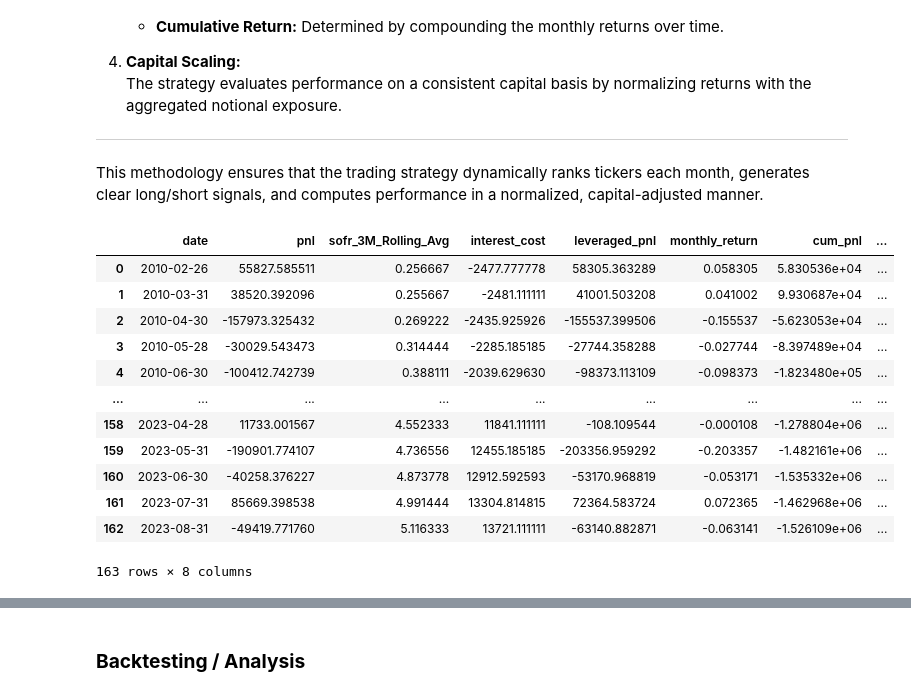
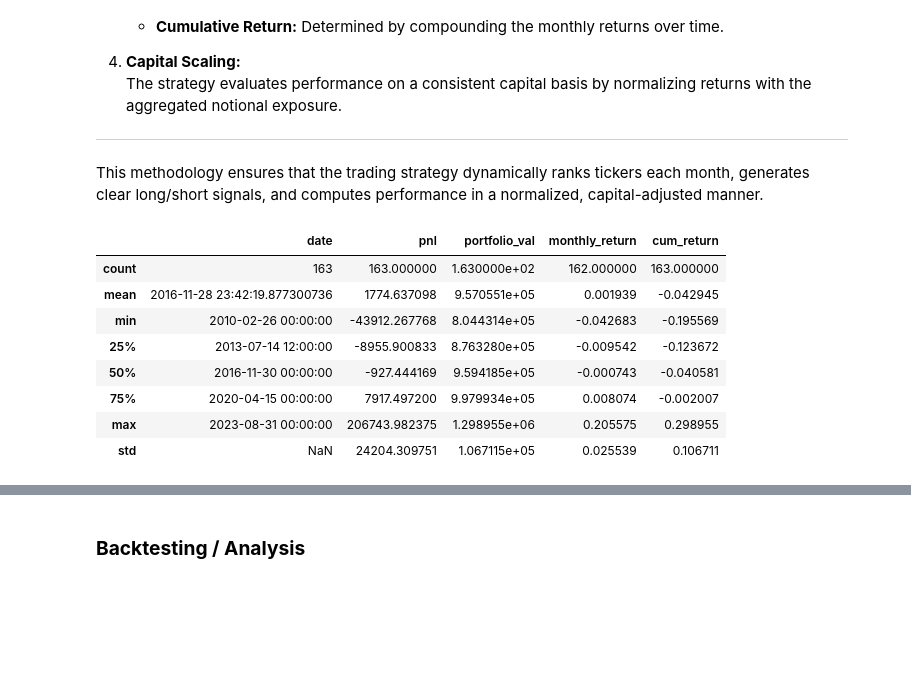
Before and after one commit to roshnx/buy-rough-sell-smooth, a Jupyter notebook: trading_strategy.ipynb, the cells around one changed output, grey strips where cells are left out. Drawn from its saved outputs; the diff is of its cells as text; code cells hidden in the pictures; blank space fills up the shorter version.

Commit message:
Trading Strat

```diff
--- a/trading_strategy.ipynb
+++ b/trading_strategy.ipynb
@@ -41,7 +39,7 @@ from scipy.stats import skew, kurtosis
 # %% [markdown]
 ### **H Value Data**
 # %%
-realised_h_df = pd.read_csv(r'/Users/pr/Downloads/UChicago MSFM/Winter Quarter/QTS/Project/buy-rough-sell-smooth/Realized_H/Realized_H_Data.csv')
+realised_h_df = pd.read_csv(r'.//Realized_H/Realized_H_Data.csv')
 realised_h_df.rename(columns={'Realized_H':'H_value'}, inplace=True)
 realised_h_df
 # %% [output]
@@ -295,8 +293,7 @@ def trading_strategy(
     return positions, positions_agg
 # %%
 def trading_strategy_allocation(
-    h_df,
-    sofr_data,                   # DataFrame with index = date and columns ["sofr", "sofr_3M_Rolling_Avg"]
+    h_df,                  # DataFrame with index = date and columns ["sofr", "sofr_3M_Rolling_Avg"]
     long=5,
     short=1,
     transaction_cost=0.00001,    # Fraction of allocated capital as transaction cost per trade
@@ -337,7 +334,7 @@ def trading_strategy_allocation(
 
     # Compute previous month's price and ticker-level monthly return.
     df["price_prev"] = df.groupby("ticker")["price"].shift(1)
-    df["ticker_return"] = (df["price"] - df["price_prev"]) / df["price_prev"]
+    df["ticker_return"] = (df["price"] - df["price_prev"])/df["price_prev"]
 
     # Drop rows without a previous price.
     df = df.dropna(subset=["price_prev", "ticker_return"])
@@ -346,6 +343,7 @@ def trading_strategy_allocation(
     # We'll compute the portfolio PnL for each month.
     monthly_results = []
     # Group data by month (each unique "date")
+    prev_equity = initial_equity
     for date, group in df.groupby("date"):
         # Identify long and short positions.
         long_df = group[group["h_signal"] == 1].copy()
@@ -354,7 +352,7 @@ def trading_strategy_allocation(
         n_short = len(short_df)
 
         # Total exposure = equity * leverage.
-        total_exposure = initial_equity * leverage
+        total_exposure = prev_equity
 
         # For a market neutral portfolio, allocate half to longs, half to shorts.
         long_exposure = total_exposure / 2 if n_long > 0 else 0
@@ -379,7 +377,9 @@ def trading_strategy_allocation(
 
         # Total monthly pnl is the sum from long and short positions.
         total_pnl = long_df["pnl"].sum() + short_df["pnl"].sum()
-        monthly_results.append({"date": date, "pnl": total_pnl})
+        portfolio_val = total_pnl + prev_equity
+        prev_equity = portfolio_val
+        monthly_results.append({"date": date, "pnl": total_pnl, "portfolio_val": portfolio_val})
 
     positions_agg = pd.DataFrame(monthly_results)
     positions_agg.sort_values("date", inplace=True)
@@ -390,49 +390,43 @@ def trading_strategy_allocation(
 
     # Merge in SOFR data to obtain the monthly interest rate.
     # Use merge_asof to align each monthly date with the most recent available SOFR value.
-    sofr_df = sofr_data.reset_index()  # Here, sofr_data has date as index.
-    sofr_df["date"] = pd.to_datetime(sofr_df["date"])
-    sofr_df.sort_values("date", inplace=True)
-    positions_agg.sort_values("date", inplace=True)
-    positions_agg = pd.merge_asof(positions_agg, sofr_df[["date", "sofr_3M_Rolling_Avg"]], on="date", direction="backward")
+    # sofr_df = sofr_data.reset_index()  # Here, sofr_data has date as index.
+    # sofr_df["date"] = pd.to_datetime(sofr_df["date"])
+    # sofr_df.sort_values("date", inplace=True)
+    # positions_agg.sort_values("date", inplace=True)
+    # positions_agg = pd.merge_asof(positions_agg, sofr_df[["date", "sofr_3M_Rolling_Avg"]], on="date", direction="backward")
 
-    positions_agg["interest_cost"] = borrowed_amount * ((positions_agg["sofr_3M_Rolling_Avg"]/100 - 0.01) / 12)
+    # positions_agg["interest_cost"] = borrowed_amount * ((positions_agg["sofr_3M_Rolling_Avg"]/100 - 0.01) / 12)
 
     # --- 4) Apply Leverage to PnL & Subtract Borrowing Cost ---
     # Note: In an allocation approach, our pnl is computed in dollar terms.
     # Here, we want to reflect the fact that our pnl is amplified by leverage,
     # and then we subtract the interest cost.
-    positions_agg["leveraged_pnl"] = positions_agg["pnl"] - positions_agg["interest_cost"]
     # (The pnl already reflects the capital allocation; we don't multiply it by leverage further.)
 
     # --- 5) Compute Monthly and Cumulative Returns ---
     # Monthly return = leveraged_pnl / initial_equity.
-    positions_agg["monthly_return"] = positions_agg["leveraged_pnl"] / initial_equity
-    positions_agg["cum_pnl"] = positions_agg["leveraged_pnl"].cumsum()
-    positions_agg["cum_return"] = (1 + positions_agg["monthly_return"]).cumprod() - 1
+    positions_agg["monthly_return"] = positions_agg['portfolio_val'].pct_change()
+    # positions_agg["cum_pnl"] = positions_agg["leveraged_pnl"].cumsum()
+    positions_agg["cum_return"] = (positions_agg['portfolio_val'] - initial_equity) / initial_equity
 
     return df, positions_agg
 # %%
 realised_h_rank_df = rank_H_quintiles(realised_h_df)
 realised_h_positions, realised_h_strat_returns = trading_strategy_allocation(
     realised_h_rank_df,
-    sofr_data,
-    long=5,
-    short=1,     # e.g. 2% annual for short positions
-    strat = "long/short",
+    long=1,
+    short=5,     # e.g. 2% annual for short positions
+    strat = "long/short"
 )
-realised_h_strat_returns
+realised_h_strat_returns.describe()
 # %% [output]
-|  | date | pnl | sofr_3M_Rolling_Avg | interest_cost | leveraged_pnl | monthly_return | cum_pnl | ... |
-| 0 | 2010-02-26 | 55827.585511 | 0.256667 | -2477.777778 | 58305.363289 | 0.058305 | 5.830536e+04 | ... |
-| 1 | 2010-03-31 | 38520.392096 | 0.255667 | -2481.111111 | 41001.503208 | 0.041002 | 9.930687e+04 | ... |
-| 2 | 2010-04-30 | -157973.325432 | 0.269222 | -2435.925926 | -155537.399506 | -0.155537 | -5.623053e+04 | ... |
-| 3 | 2010-05-28 | -30029.543473 | 0.314444 | -2285.185185 | -27744.358288 | -0.027744 | -8.397489e+04 | ... |
-| 4 | 2010-06-30 | -100412.742739 | 0.388111 | -2039.629630 | -98373.113109 | -0.098373 | -1.823480e+05 | ... |
-| ... | ... | ... | ... | ... | ... | ... | ... | ... |
-| 158 | 2023-04-28 | 11733.001567 | 4.552333 | 11841.111111 | -108.109544 | -0.000108 | -1.278804e+06 | ... |
-| 159 | 2023-05-31 | -190901.774107 | 4.736556 | 12455.185185 | -203356.959292 | -0.203357 | -1.482161e+06 | ... |
-| 160 | 2023-06-30 | -40258.376227 | 4.873778 | 12912.592593 | -53170.968819 | -0.053171 | -1.535332e+06 | ... |
-| 161 | 2023-07-31 | 85669.398538 | 4.991444 | 13304.814815 | 72364.583724 | 0.072365 | -1.462968e+06 | ... |
-| 162 | 2023-08-31 | -49419.771760 | 5.116333 | 13721.111111 | -63140.882871 | -0.063141 | -1.526109e+06 | ... |
+|  | date | pnl | portfolio_val | monthly_return | cum_return |
+| count | 163 | 163.000000 | 1.630000e+02 | 162.000000 | 163.000000 |
+| mean | 2016-11-28 23:42:19.877300736 | 1774.637098 | 9.570551e+05 | 0.001939 | -0.042945 |
+| min | 2010-02-26 00:00:00 | -43912.267768 | 8.044314e+05 | -0.042683 | -0.195569 |
+| 25% | 2013-07-14 12:00:00 | -8955.900833 | 8.763280e+05 | -0.009542 | -0.123672 |
+| 50% | 2016-11-30 00:00:00 | -927.444169 | 9.594185e+05 | -0.000743 | -0.040581 |
+| 75% | 2020-04-15 00:00:00 | 7917.497200 | 9.979934e+05 | 0.008074 | -0.002007 |
+| max | 2023-08-31 00:00:00 | 206743.982375 | 1.298955e+06 | 0.205575 | 0.298955 |
+| std | NaN | 24204.309751 | 1.067115e+05 | 0.025539 | 0.106711 |
-163 rows × 8 columns
```
Also changed, not shown: parts of 9 cells of this notebook.
